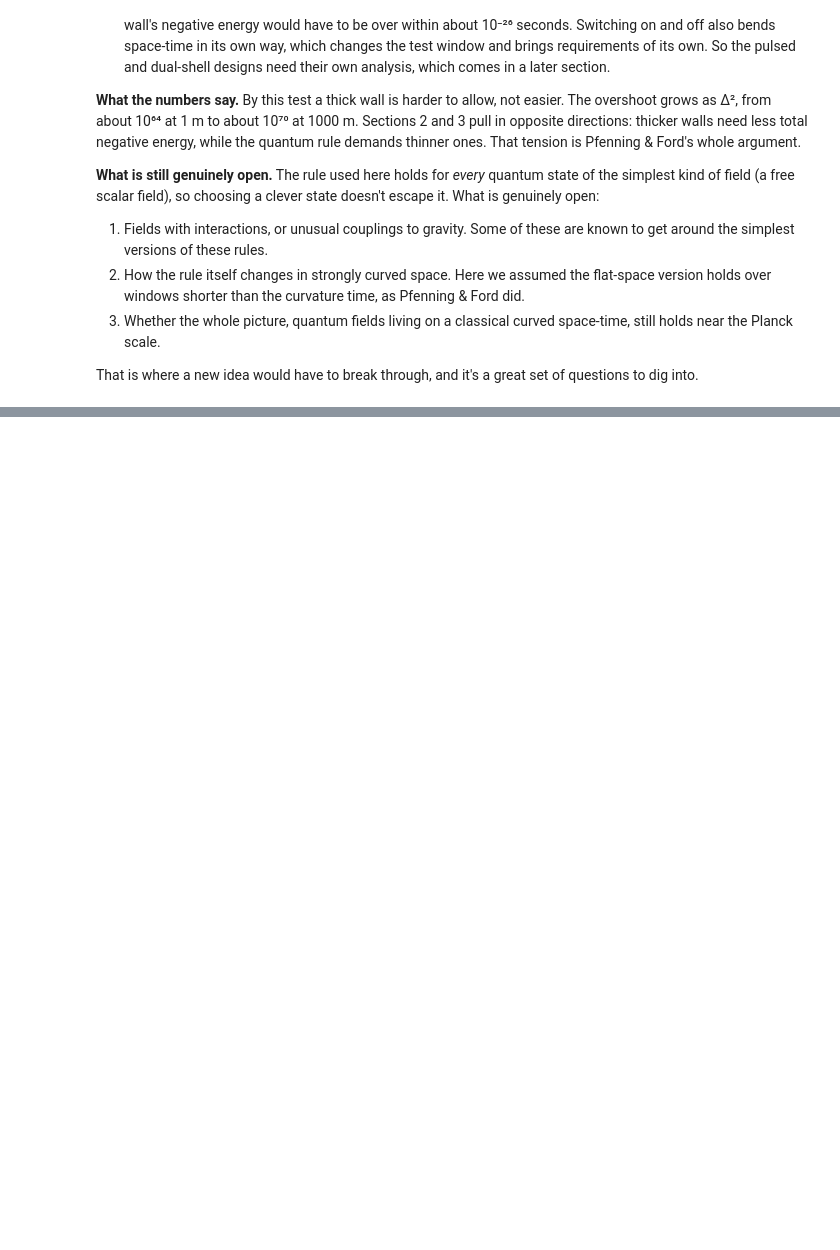
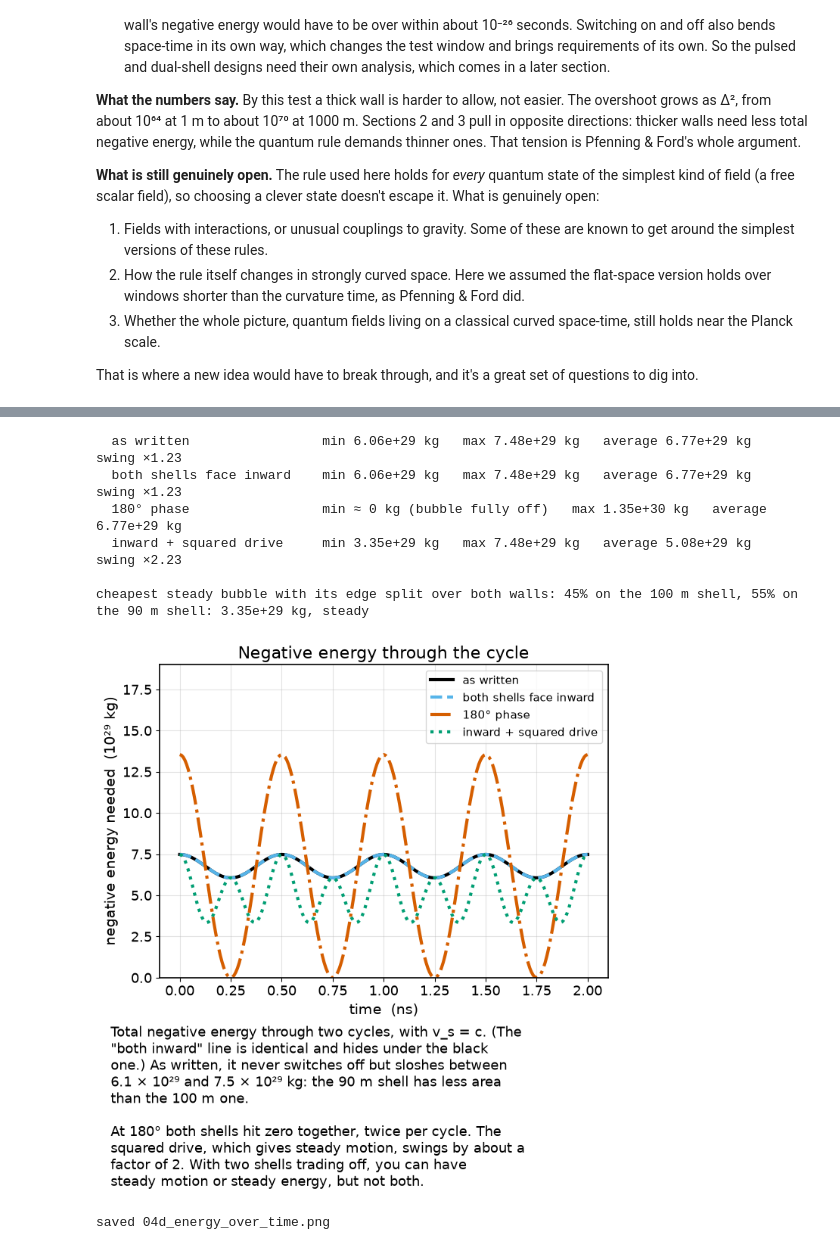
Before and after one commit to gvorwaller/warpdrive, a Jupyter notebook: warp_bubble.ipynb, the cells around one changed output, grey strips where cells are left out. Saved outputs shown, nothing was run; the diff lists cells and outputs as text; code cells hidden in the pictures; blank space fills up the shorter version.

```diff
--- a/warp_bubble.ipynb
+++ b/warp_bubble.ipynb
@@ -476,0 +614,38 @@ That is where a new idea would have to break through, and it's a great set of qu
+# %%
+t_en = np.linspace(0.0, 2 * T_CYCLE, 241)
+masses = {name: -ds.mass_vs_time(t_en, BETA, p) for name, p in ds.VARIANTS.items()}
+for name, m in masses.items():
+    print(f"  {name:<26} min {m.min():.2e} kg   max {m.max():.2e} kg   average {m[:-1].mean():.2e} kg   swing ×{m.max() / m.min():.2f}"
+          if m.min() > 1e-6 * m.max() else f"  {name:<26} min ≈ 0 kg (bubble fully off)   max {m.max():.2e} kg   average {m[:-1].mean():.2e} kg")
+
+A_SPLIT, M_SPLIT = ds.cheapest_steady_split(ds.VARIANTS["both shells face inward"], BETA)
+print(f"\ncheapest steady bubble with its edge split over both walls: {A_SPLIT:.0%} on the 100 m shell, "
+      f"{1 - A_SPLIT:.0%} on the 90 m shell: {-M_SPLIT:.2e} kg, steady")
+
+fig, ax = phone_figure(1, height_per_row=5.0)
+for name, m in masses.items():
+    col, ls = motion_style[name]
+    ax.plot(t_en * 1e9, m / 1e29, color=col, ls=ls, lw=3, label=name)
+ax.set_xlabel("time  (ns)")
+ax.set_ylabel("negative energy needed  (10²⁹ kg)")
+ax.set_title("Negative energy through the cycle")
+ax.set_ylim(0, 19)
+ax.legend(loc="upper right", fontsize=11)
+
+e_as = masses["as written"]
+path = save_figure(fig, "04d_energy_over_time", f'''
+Total negative energy through two cycles, with v_s = c. (The "both inward" line is identical and hides under the black one.) As written, it never switches off but sloshes between {sci_text(e_as.min())} and {sci_text(e_as.max())} kg: the 90 m shell has less area than the 100 m one.
+
+At 180° both shells hit zero together, twice per cycle. The squared drive, which gives steady motion, swings by about a factor of 2. With two shells trading off, you can have steady motion or steady energy, but not both.
+''')
+plt.show()
+print("saved", path.name)
+# %% [output]
+  as written                 min 6.06e+29 kg   max 7.48e+29 kg   average 6.77e+29 kg   swing ×1.23
+  both shells face inward    min 6.06e+29 kg   max 7.48e+29 kg   average 6.77e+29 kg   swing ×1.23
+  180° phase                 min ≈ 0 kg (bubble fully off)   max 1.35e+30 kg   average 6.77e+29 kg
+  inward + squared drive     min 3.35e+29 kg   max 7.48e+29 kg   average 5.08e+29 kg   swing ×2.23
+
+cheapest steady bubble with its edge split over both walls: 45% on the 100 m shell, 55% on the 90 m shell: 3.35e+29 kg, steady
+[figure, added]
+saved 04d_energy_over_time.png
```
Also changed, not shown: parts of 8 cells of this notebook, 10 other files.
